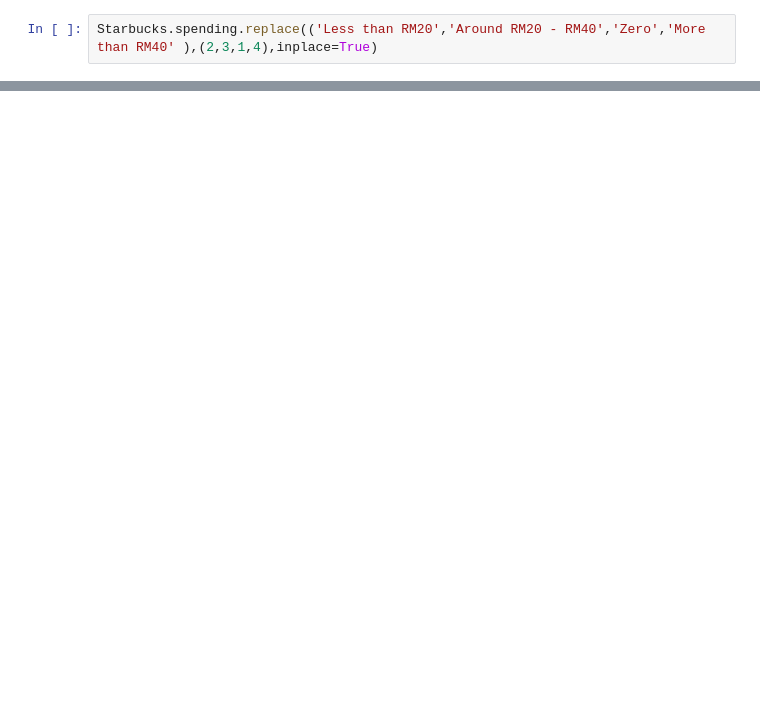
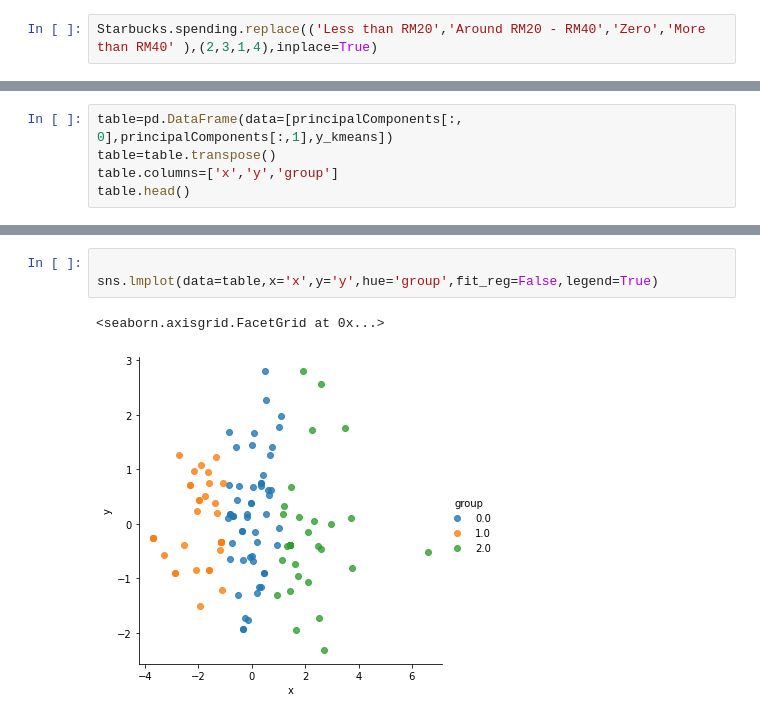
Before and after one commit to africanaar/Malaysia-Starbucks-Customer-Survey-Analysis, a Jupyter notebook: starbucks customer survey analysis project.ipynb, the cells around one changed output, grey strips where cells are left out. Cells and saved outputs as stored; diff of their text form; blank space fills up the shorter version.

```diff
--- a/starbucks customer survey analysis project.ipynb
+++ b/starbucks customer survey analysis project.ipynb
@@ -192,0 +304,5 @@ there is a weak correlation between amount spent and age,indicating that as age
+# %%
+table=pd.DataFrame(data=[principalComponents[:, 0],principalComponents[:,1],y_kmeans])
+table=table.transpose()
+table.columns=['x','y','group']
+table.head()
@@ -192,0 +316,6 @@ there is a weak correlation between amount spent and age,indicating that as age
+# %%
+
+sns.lmplot(data=table,x='x',y='y',hue='group',fit_reg=False,legend=True)
+# %% [output]
+<seaborn.axisgrid.FacetGrid at 0x...>
+[figure, added]
```
Also changed, not shown: parts of 30 cells of this notebook.
